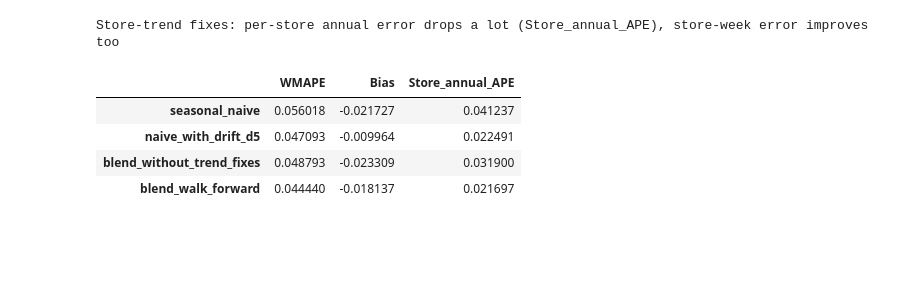
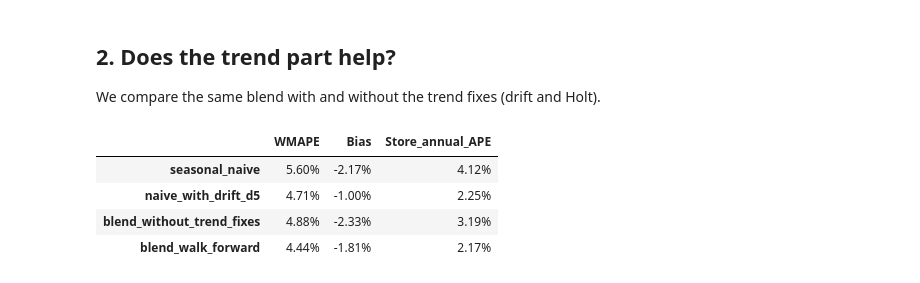
Before and after one commit to orangegreen212/speedy_forecasting, a Jupyter notebook: notebooks/02_modelling.ipynb, the cells around one changed output. Drawn from its saved outputs; the diff is of its cells as text; code cells hidden in the pictures; blank space fills up the shorter version.

```diff
--- a/notebooks/02_modelling.ipynb
+++ b/notebooks/02_modelling.ipynb
@@ -8,11 +12,18 @@ Runs the same code as `python -m speedy.train` (`speedy.evaluate.run_evaluation`
 # %%
-import sys, warnings; sys.path.insert(0, "../src"); warnings.filterwarnings("ignore")
-import numpy as np, pandas as pd, matplotlib.pyplot as plt
-from speedy.config import DATA_DIR, MODEL_PATH
+import warnings
+
+import matplotlib.pyplot as plt
+import numpy as np
+import pandas as pd
+
+from speedy import plots
+from speedy.config import DATA_DIR, MODEL_PATH, OUTPUT_DIR
 from speedy.data import load_panel, to_wide
-from speedy.features import build_features, FEATURE_COLUMNS
-print("data dir:", DATA_DIR)
 from speedy.evaluate import run_evaluation
+from speedy.inference import forecast_totals, forecast_weekly, load_artifact
+
+warnings.filterwarnings("ignore")
 panel = load_panel(DATA_DIR)
-res = run_evaluation(panel, prophet=True, n_boot=1000); arr = res.pop("_arrays")
+result = run_evaluation(panel, prophet=True, n_boot=1000)
+arrays = result.pop("_arrays")
 # %% [output]
@@ -23,6 +32,0 @@ Importing plotly failed. Interactive plots will not work.
-# %%
-rows = []
-for k, m in res["oof_metrics"].items():
-    ci = {s: res["oof_ci"][s][k] for s in res["oof_ci"]}
-    rows.append({"model": k, **{s: f"{ci[s][0]:.2%}  [{ci[s][1]:.2%}, {ci[s][2]:.2%}]" for s in ci}})
-pd.DataFrame(rows).set_index("model")
@@ -48,10 +79,26 @@ production config: [0.1, 'h0', 'd8', 6, 0, 2, 2]
+# %% [markdown]
+## 2. Does the trend part help?
+
+We compare the same blend with and without the trend fixes (drift and Holt).
 # %%
-tr_ = pd.DataFrame({k: {m: res["oof_metrics"][k][m] for m in ("WMAPE","Bias","Store_annual_APE")} for k in ["seasonal_naive","naive_with_drift_d5","blend_without_trend_fixes","blend_walk_forward"]}).T
-print("Store-trend fixes: per-store annual error drops a lot (Store_annual_APE), store-week error improves too"); display(tr_)
+trend_table = pd.DataFrame(
+    {
+        name: {
+            m: result["oof_metrics"][name][m]
+            for m in ("WMAPE", "Bias", "Store_annual_APE")
+        }
+        for name in [
+            "seasonal_naive",
+            "naive_with_drift_d5",
+            "blend_without_trend_fixes",
+            "blend_walk_forward",
+        ]
+    }
+).T
+trend_table.style.format("{:.2%}")
 # %% [output]
-Store-trend fixes: per-store annual error drops a lot (Store_annual_APE), store-week error improves too
 |  | WMAPE | Bias | Store_annual_APE |
-| seasonal_naive | 0.056018 | -0.021727 | 0.041237 |
-| naive_with_drift_d5 | 0.047093 | -0.009964 | 0.022491 |
-| blend_without_trend_fixes | 0.048793 | -0.023309 | 0.031900 |
-| blend_walk_forward | 0.044440 | -0.018137 | 0.021697 |
+| seasonal_naive | 5.60% | -2.17% | 4.12% |
+| naive_with_drift_d5 | 4.71% | -1.00% | 2.25% |
+| blend_without_trend_fixes | 4.88% | -2.33% | 3.19% |
+| blend_walk_forward | 4.44% | -1.81% | 2.17% |
```
Also changed, not shown: parts of 28 cells of this notebook, 32 other files.
